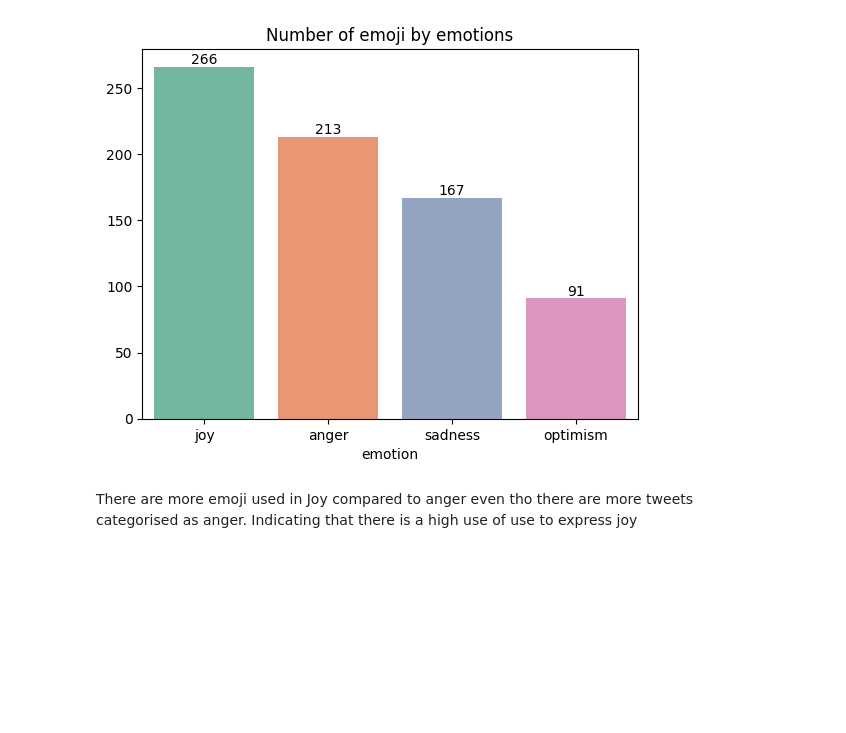
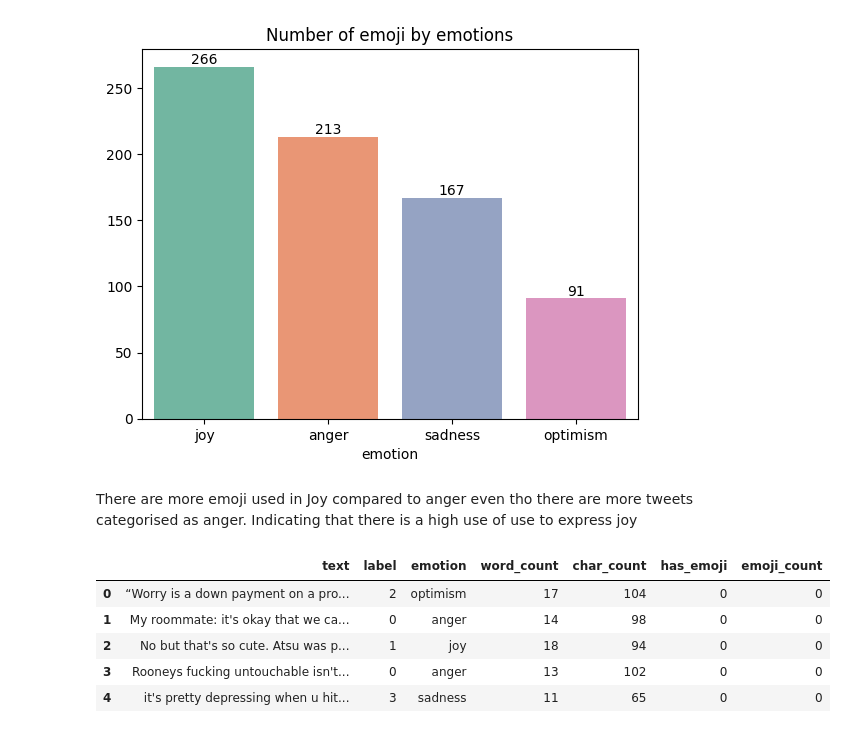
Before and after one commit to Fatai-soliu/emotion-text-ml, a Jupyter notebook: notebooks/data_exploration.ipynb, the cells around one changed output. Saved outputs shown, nothing was run; the diff lists cells and outputs as text; code cells hidden in the pictures; blank space fills up the shorter version.

```diff
--- a/notebooks/data_exploration.ipynb
+++ b/notebooks/data_exploration.ipynb
@@ -224,3 +224,14 @@ for container in ab.containers:
 [figure]
 # %% [markdown]
 There are more emoji used in Joy compared to anger even tho there are more tweets categorised as anger. Indicating that there is a high use of use to express joy
+# %%
+## Top words per emotiion
+
+tweet_df.head()
+# %% [output]
+|  | text | label | emotion | word_count | char_count | has_emoji | emoji_count |
+| 0 | “Worry is a down payment on a pro... | 2 | optimism | 17 | 104 | 0 | 0 |
+| 1 | My roommate: it's okay that we ca... | 0 | anger | 14 | 98 | 0 | 0 |
+| 2 | No but that's so cute. Atsu was p... | 1 | joy | 18 | 94 | 0 | 0 |
+| 3 | Rooneys fucking untouchable isn't... | 0 | anger | 13 | 102 | 0 | 0 |
+| 4 | it's pretty depressing when u hit... | 3 | sadness | 11 | 65 | 0 | 0 |
```
Also changed, not shown: parts of 4 cells of this notebook.
